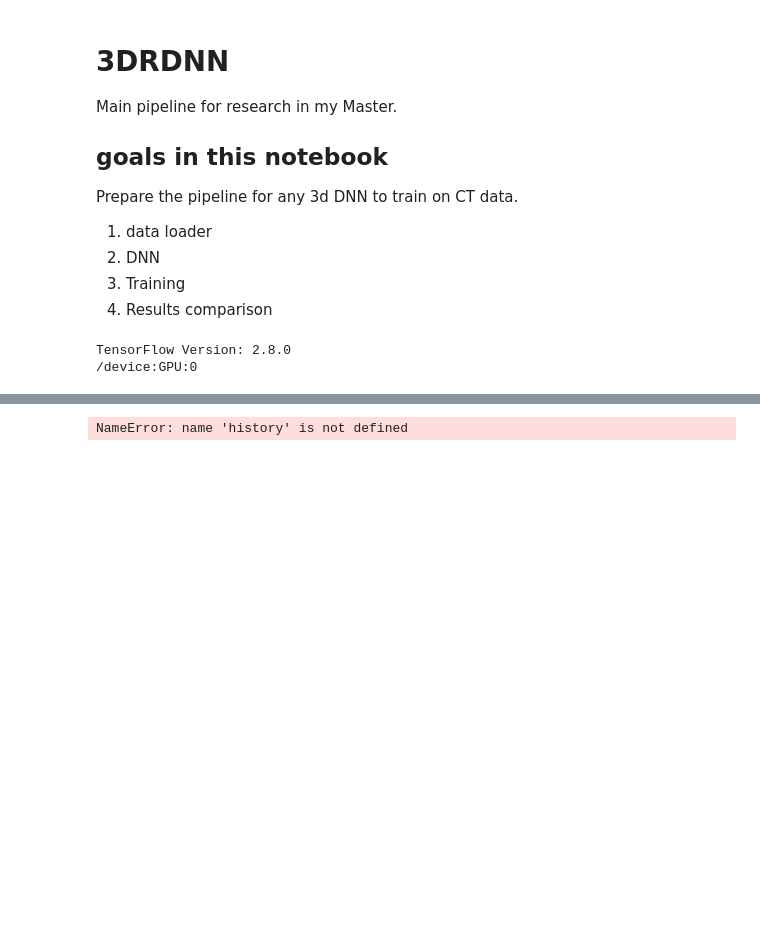
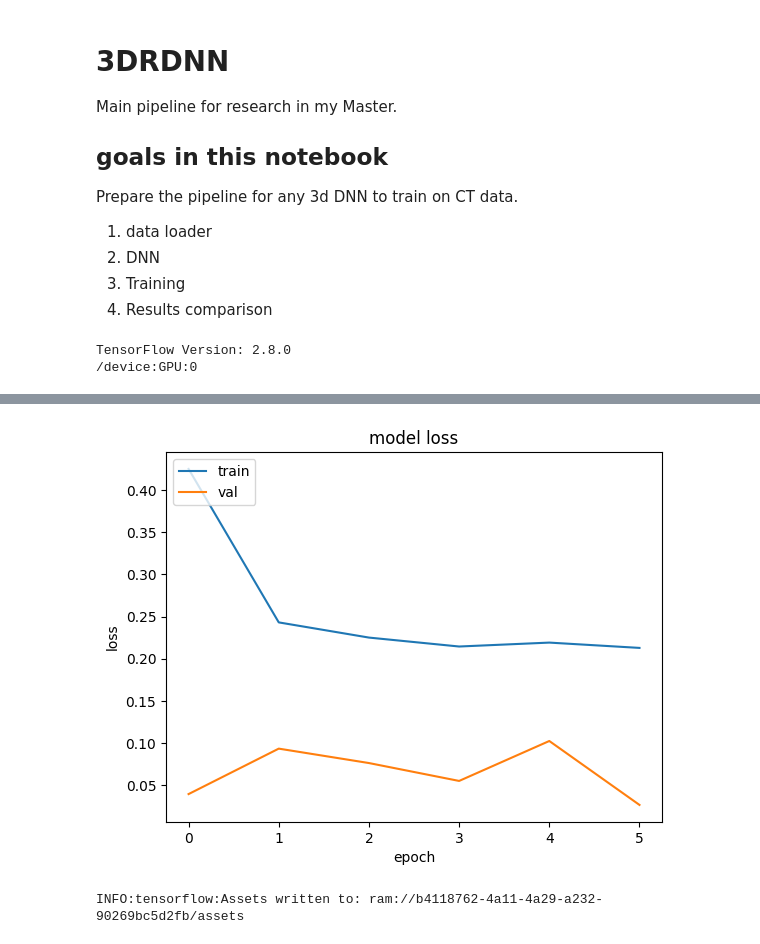
Before and after one commit to Kaczmarekrr/3DRDNN, a Jupyter notebook: pipeline_lesion_segmentation_3d.ipynb, the cells around one changed output, grey strips where cells are left out. Cells and saved outputs as stored; diff of their text form; code cells hidden in the pictures; blank space fills up the shorter version.

Commit message:
ready for 3d training

```diff
--- a/pipeline_lesion_segmentation_3d.ipynb
+++ b/pipeline_lesion_segmentation_3d.ipynb
@@ -72,7 +67,7 @@ files: 28,28
 ### learning rate schedule
 
 def scheduler(epoch, lr):
-    if epoch < 5:
+    if epoch < 2:
         lr = 0.001
         return lr
     else:
@@ -106,7 +76,7 @@ print(valid_dataset)
 # Network set-up
 from utils import models
 
-model = models.model_call(model_name="3DUNET",pxz=32,px=256,features=4)
+model = models.model_call(model_name="3DUNET",pxz=32,px=64,features=32)
 # %%
 # Metrics and training
 
@@ -145,7 +115,7 @@ ________________________________________________________________________________
 # reading checkpoint if needen
 #
 #################################
-
+import pandas as pd
 from tensorflow.keras.callbacks import (
     EarlyStopping,
     ModelCheckpoint,
@@ -159,27 +129,33 @@ callbacks = [
     #ReduceLROnPlateau(factor=0.1, patience=10, min_lr=0.0000001, verbose=1),
     tf.keras.callbacks.LearningRateScheduler(scheduler),
     ModelCheckpoint(
-        "models\\3DUNET_lession_16_32_512\\epoch-{epoch:02d}-valloss-{val_loss:.4f}-{val_precision_1:.2f}-{val_recall:.2f}.hdf5",
+        "models\\3DUNET_lesion_32_32_64\\epoch-{epoch:02d}-valloss-{val_loss:.4f}-{val_precision_1:.2f}-{val_recall:.2f}.hdf5",
         verbose=1,
         save_best_only=False,
         save_weights_only=True,
     ),
     TerminateOnNaN(),
 ]
-epochs = 60
-steps_per_epoch = (
-    counter_train / batch_size
+epochs = 6
+
+history = model.fit(
+    dataset,
+    epochs=epochs,
+    validation_data=valid_dataset,
+    callbacks=callbacks,
+    initial_epoch=0
 )
 
 
-validations_steps = counter_valid / batch_size
+hist_df = pd.DataFrame(history.history)
 
-history = model.fit(
-    dataset,
-    validation_data=valid_dataset,
-    callbacks=callbacks,
-    initial_epoch=0,
-    epochs=epochs,steps_per_epoch = 30*25,
-    validation_steps=11*25,
-)
+# save to json:
+hist_json_file = 'history.json'
+with open(hist_json_file, mode='w') as f:
+    hist_df.to_json(f)
+
+# or save to csv:
+hist_csv_file = 'history.csv'
+with open(hist_csv_file, mode='w') as f:
+    hist_df.to_csv(f)
 # %% [output]
@@ -192,17 +181,18 @@ Error:
 # %%
 
 
 plt.plot(history.history['loss'])
 plt.plot(history.history['val_loss'])
 plt.title('model loss')
 plt.ylabel('loss')
 plt.xlabel('epoch')
 plt.legend(['train', 'val'], loc='upper left')
 plt.show()
 
-np.save("2Dunet_history_lesion.npy",np.array(history))
+np.save("3Dunet_history_lesion.npy",np.array(history))
 # %% [output]
+[figure, added]
-NameError: name 'history' is not defined
+INFO:tensorflow:Assets written to: ram://b4118762-4a11-4a29-a232-90269bc5d2fb/assets
 # %%
 #a zrób testowy trening od modelu do wątroby :))) mnoże będzie lepiej!
 # %%
```
Also changed, not shown: parts of 5 cells of this notebook, 2 other files.
